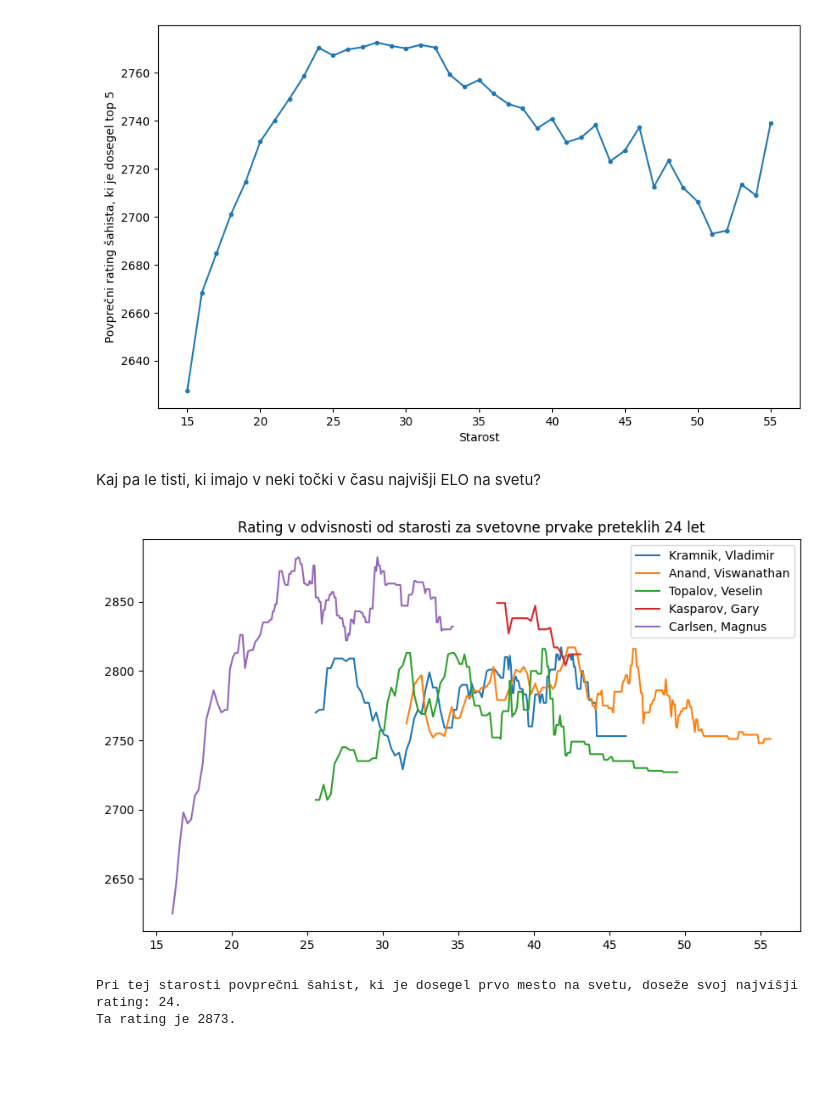
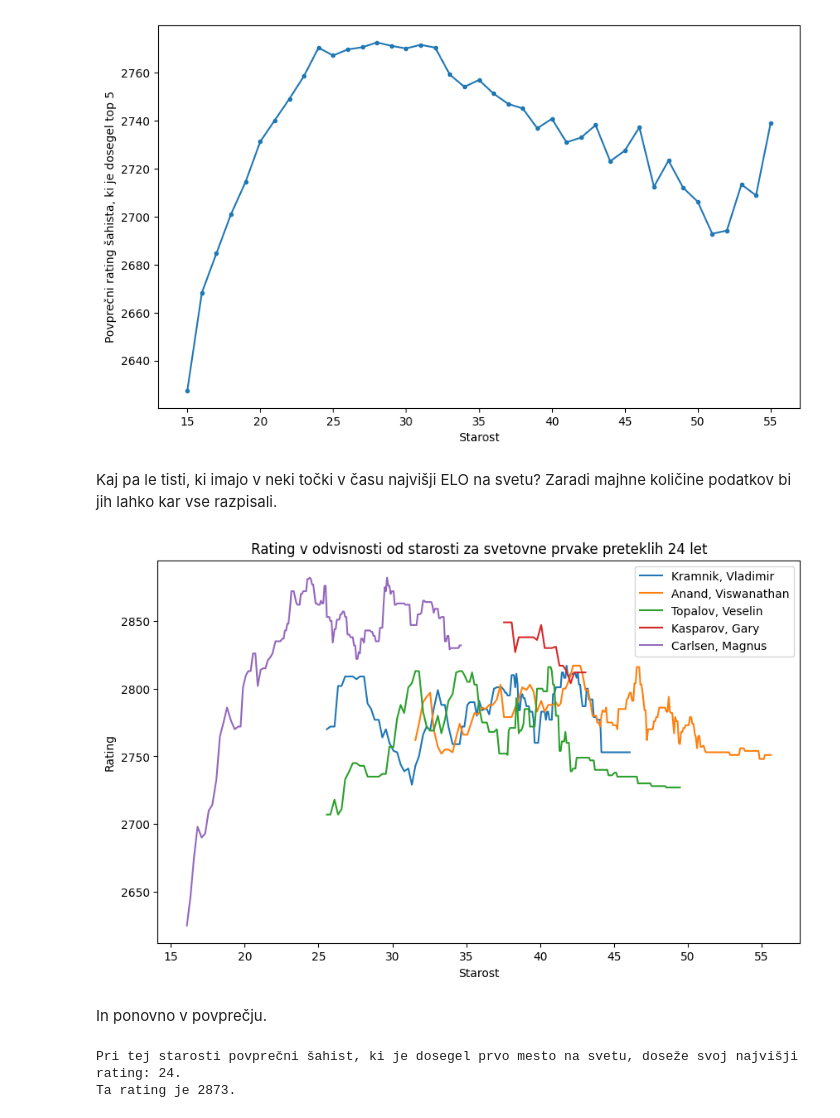
Before and after one commit to HugoTrebse/UVP-projektna-naloga, a Jupyter notebook: analiza_podatkov.ipynb, the cells around one changed output. Cells and saved outputs as stored; diff of their text form; code cells hidden in the pictures; blank space fills up the shorter version.

```diff
--- a/analiza_podatkov.ipynb
+++ b/analiza_podatkov.ipynb
@@ -158,18 +155,22 @@ Pri tej starosti povprečni šahist, ki je dosegel mesto med najboljšimi petimi
 Ta rating je 2772.
 [figure]
 # %% [markdown]
-Kaj pa le tisti, ki imajo v neki točki v času najvišji ELO na svetu?
+Kaj pa le tisti, ki imajo v neki točki v času najvišji ELO na svetu? Zaradi majhne količine podatkov bi jih lahko kar vse razpisali.
 # %%
 plt.figure(figsize=(10,6))
 for kljucni_nabor, podatki in af.podatki_top_nekaj(1).items():
     #Seznam podatkov o datumih nadomestimo z seznamom podatkov starosti posameznega šahista
     podatki_starost = [round(funkcije.datum_v_float(datum) - kljucni_nabor[1],2) for datum in podatki['datum']]
     plt.plot(podatki_starost, podatki['rating'], label = kljucni_nabor[0])
 plt.title('Rating v odvisnosti od starosti za svetovne prvake preteklih 24 let')
 plt.legend(bbox_to_anchor = (1,1))
+plt.xlabel('Starost')
+plt.ylabel('Rating')
 plt.show()
 # %% [output]
-[figure, old version]
+[figure, new version]
+# %% [markdown]
+In ponovno v povprečju.
 # %%
 povprecje_v_populaciji_1 = af.povprecje_v_populaciji(1)
 maksimum_v_populaciji_1 = af.maksimum_v_povprecju_populacije(povprecje_v_populaciji_1, 1)[0]
```
Also changed, not shown: parts of 11 cells of this notebook.
